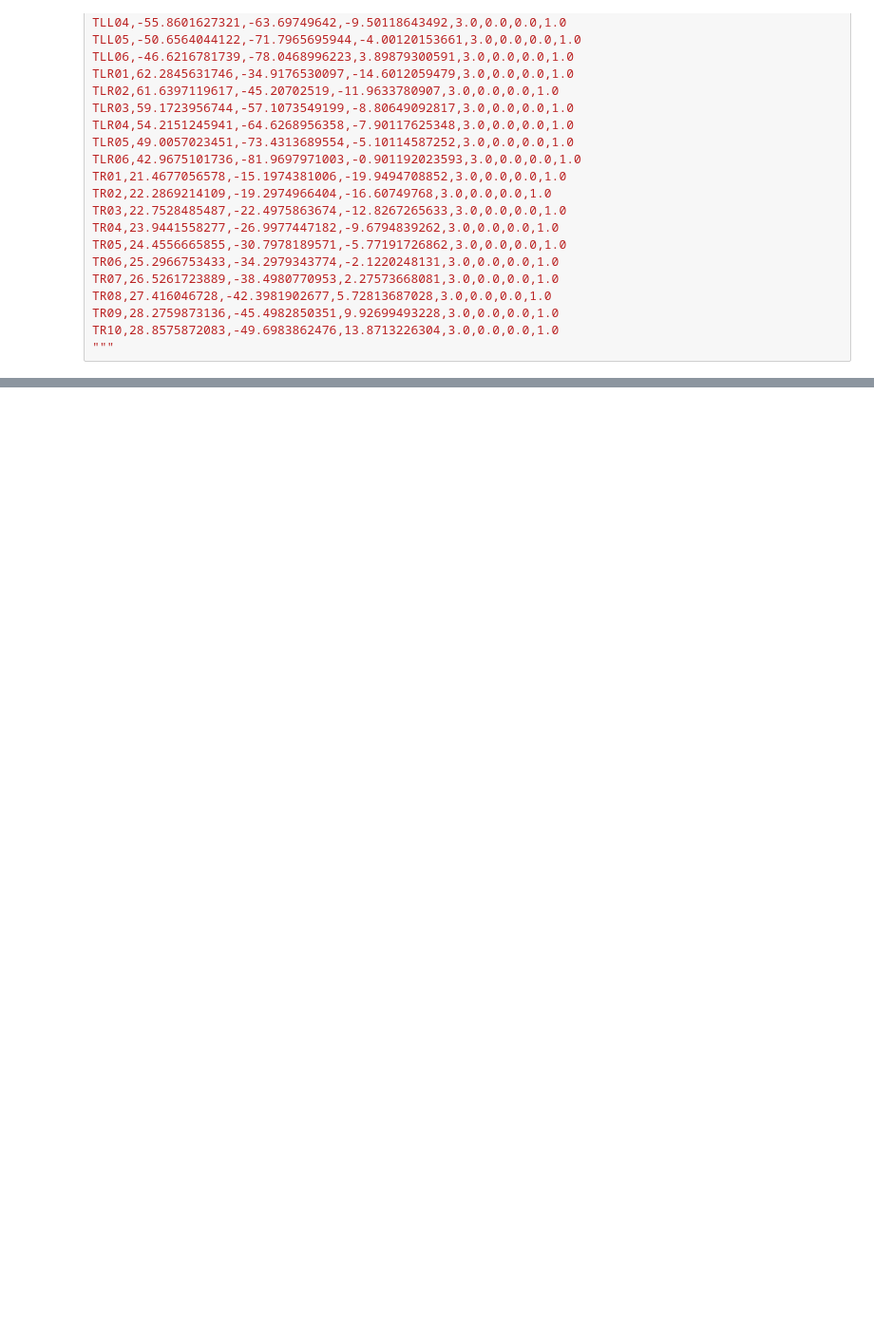
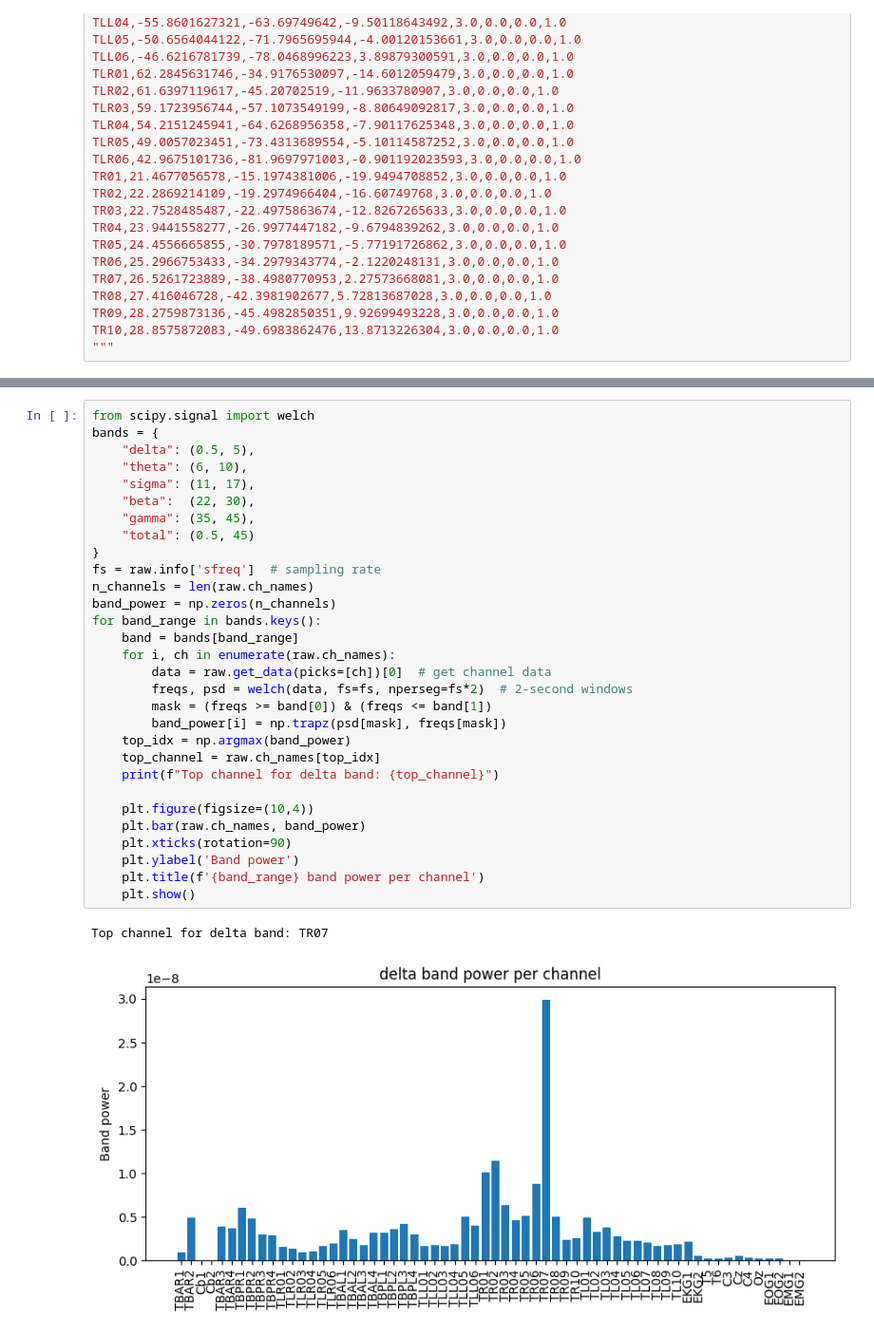
Before and after one commit to AbdelRayan/Human_SleepSCoring, a Jupyter notebook: Tim/channel_PCA.ipynb, the cells around one changed output, grey strips where cells are left out. Shown at 95% size. Drawn from its saved outputs; the diff is of its cells as text; blank space fills up the shorter version.

```diff
--- a/Tim/channel_PCA.ipynb
+++ b/Tim/channel_PCA.ipynb
@@ -110,0 +114,33 @@ Top 5 channels for theta:
+# %%
+from scipy.signal import welch
+bands = {
+    "delta": (0.5, 5),
+    "theta": (6, 10),
+    "sigma": (11, 17),
+    "beta":  (22, 30),
+    "gamma": (35, 45),
+    "total": (0.5, 45)
+}
+fs = raw.info['sfreq']  # sampling rate
+n_channels = len(raw.ch_names)
+band_power = np.zeros(n_channels)
+for band_range in bands.keys():
+    band = bands[band_range]
+    for i, ch in enumerate(raw.ch_names):
+        data = raw.get_data(picks=[ch])[0]  # get channel data
+        freqs, psd = welch(data, fs=fs, nperseg=fs*2)  # 2-second windows
+        mask = (freqs >= band[0]) & (freqs <= band[1])
+        band_power[i] = np.trapz(psd[mask], freqs[mask])
+    top_idx = np.argmax(band_power)
+    top_channel = raw.ch_names[top_idx]
+    print(f"Top channel for delta band: {top_channel}")
+
+    plt.figure(figsize=(10,4))
+    plt.bar(raw.ch_names, band_power)
+    plt.xticks(rotation=90)
+    plt.ylabel('Band power')
+    plt.title(f'{band_range} band power per channel')
+    plt.show()
+# %% [output]
+Top channel for delta band: TR07
+[figure, added]
```
Also changed, not shown: parts of 3 cells of this notebook, 1 other file.
